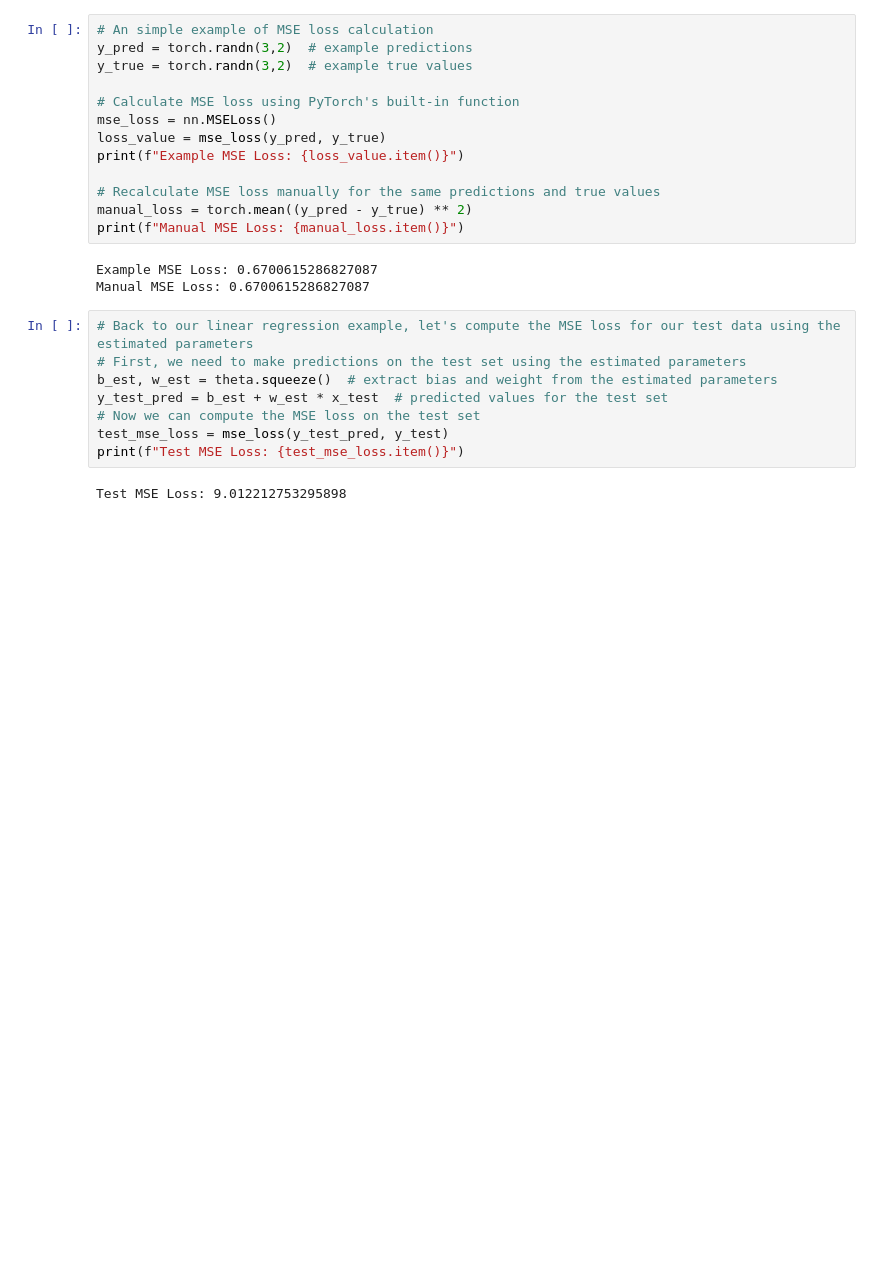
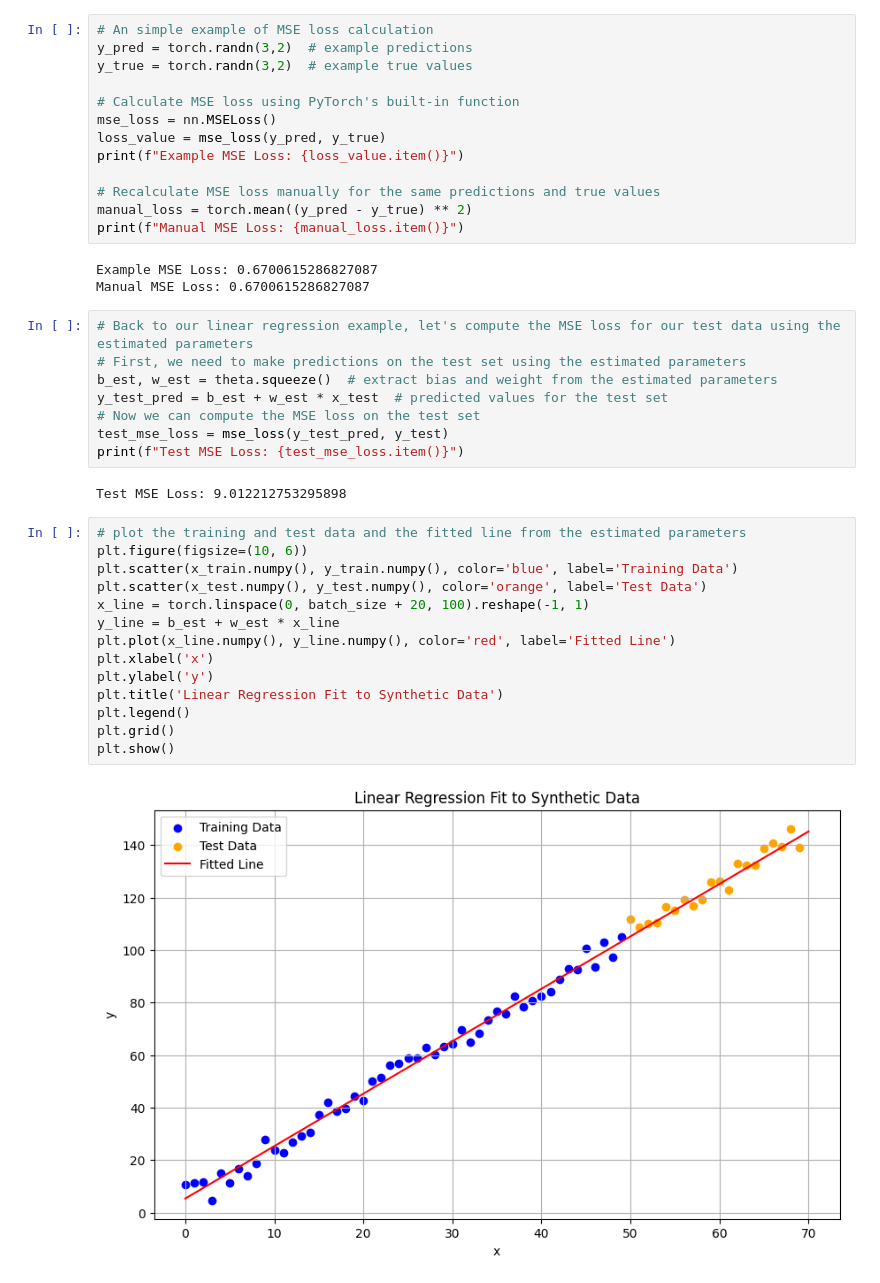
Before and after one commit to qsongatwpi/foo2, a Jupyter notebook: src/linear_regression_la.ipynb, the cells around one changed output. Drawn from its saved outputs; the diff is of its cells as text; blank space fills up the shorter version.

```diff
--- a/src/linear_regression_la.ipynb
+++ b/src/linear_regression_la.ipynb
@@ -138,3 +138,19 @@ test_mse_loss = mse_loss(y_test_pred, y_test)
 print(f"Test MSE Loss: {test_mse_loss.item()}")
 # %% [output]
 Test MSE Loss: 9.012212753295898
+# %%
+# plot the training and test data and the fitted line from the estimated parameters
+plt.figure(figsize=(10, 6))
+plt.scatter(x_train.numpy(), y_train.numpy(), color='blue', label='Training Data')
+plt.scatter(x_test.numpy(), y_test.numpy(), color='orange', label='Test Data')
+x_line = torch.linspace(0, batch_size + 20, 100).reshape(-1, 1)
+y_line = b_est + w_est * x_line
+plt.plot(x_line.numpy(), y_line.numpy(), color='red', label='Fitted Line')
+plt.xlabel('x')
+plt.ylabel('y')
+plt.title('Linear Regression Fit to Synthetic Data')
+plt.legend()
+plt.grid()
+plt.show()
+# %% [output]
+[figure, added]
```
Also changed, not shown: parts of 5 cells of this notebook.
